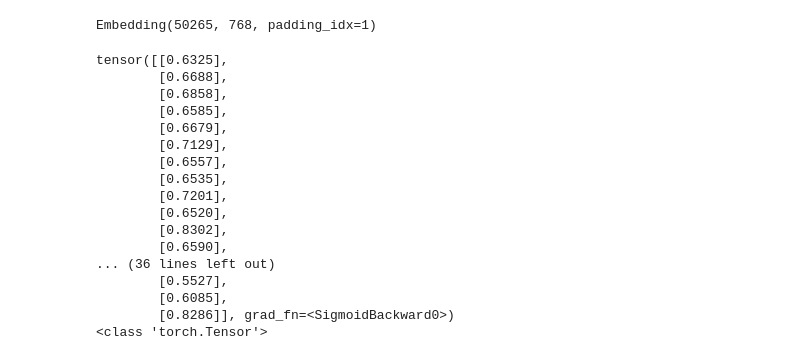
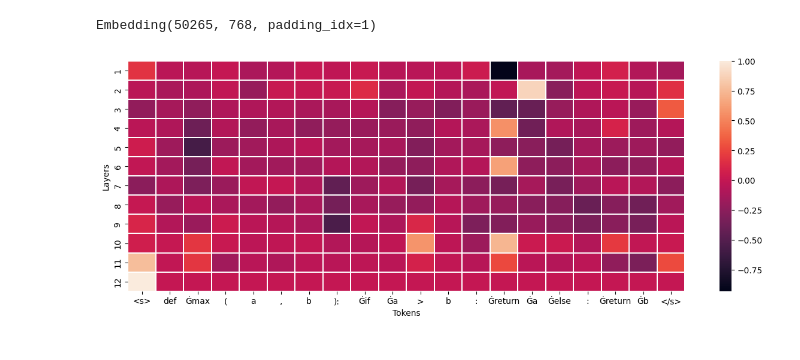
Before and after one commit to Jirigesi/CodeXGLUE, a Jupyter notebook: Code-Code/Defect-detection/code/attentionAnalysis.ipynb, the cells around one changed output. Drawn from its saved outputs; the diff is of its cells as text; code cells hidden in the pictures.

```diff
--- a/Code-Code/Defect-detection/code/attentionAnalysis.ipynb
+++ b/Code-Code/Defect-detection/code/attentionAnalysis.ipynb
@@ -344,27 +345,0 @@ input_embeddings, ref_input_embeddings = construct_whole_bert_embeddings(input_i
-# %%
-from captum.attr import IntegratedGradients, LayerConductance, LayerIntegratedGradients, LayerActivation
-
-lc = LayerConductance(predic_forward_func, model.encoder.roberta.encoder.layer[0])
-
-
-layer_attributions = lc.attribute(inputs=input_embeddings,
-                                  baselines=ref_input_embeddings,
-                                  additional_forward_args=())
-# %% [output]
-tensor([[0.6325],
-        [0.6688],
-        [0.6858],
-        [0.6585],
-        [0.6679],
-        [0.7129],
-        [0.6557],
-        [0.6535],
-        [0.7201],
-        [0.6520],
-        [0.8302],
-        [0.6590],
-... (36 lines left out)
-        [0.5527],
-        [0.6085],
-        [0.8286]], grad_fn=<SigmoidBackward0>)
-<class 'torch.Tensor'>
@@ -370,0 +352,32 @@ tensor([[0.6325],
+# %%
+def predict_forward_func(inputs):
+    logit, pred = model(inputs_embeds=inputs)
+    pred = pred[0]
+    return pred
+# %%
+layer_attrs_start = []
+layer_attrs_end = []
+
+layer_attn_mat_start = []
+layer_attn_mat_end = []
+
+input_embeddings, ref_input_embeddings = construct_whole_bert_embeddings(input_ids, reference_indices)
+
+for i in range(model.config.num_hidden_layers):
+    lc = LayerConductance(predict_forward_func,
+                          model.encoder.roberta.encoder.layer[i])
+    layer_attributions_start = lc.attribute(inputs=input_embeddings,
+                                            baselines=ref_input_embeddings,
+                                            additional_forward_args=())
+    layer_attributions_end = lc.attribute(inputs=input_embeddings,
+                                          baselines=ref_input_embeddings,
+                                          additional_forward_args=())
+
+    layer_attrs_start.append(summarize_attributions(layer_attributions_start[0]))
+    layer_attrs_end.append(summarize_attributions(layer_attributions_end[0]))
+
+    layer_attn_mat_start.append(layer_attributions_start[1])
+    layer_attn_mat_end.append(layer_attributions_end[1])
+# %%
+# layer x seq_len
+layer_attrs_start = torch.stack(layer_attrs_start)
@@ -370,0 +387,13 @@ tensor([[0.6325],
+# %%
+import seaborn as sns
+import matplotlib.pyplot as plt
+
+fig, ax = plt.subplots(figsize=(15,5))
+xticklabels=input_tokens
+yticklabels=list(range(1,13))
+ax = sns.heatmap(layer_attrs_start.cpu().detach().numpy(), xticklabels=xticklabels, yticklabels=yticklabels, linewidth=0.2)
+plt.xlabel('Tokens')
+plt.ylabel('Layers')
+plt.show()
+# %% [output]
+[figure, added]
```
Also changed, not shown: parts of 16 cells of this notebook, 5 other files.
